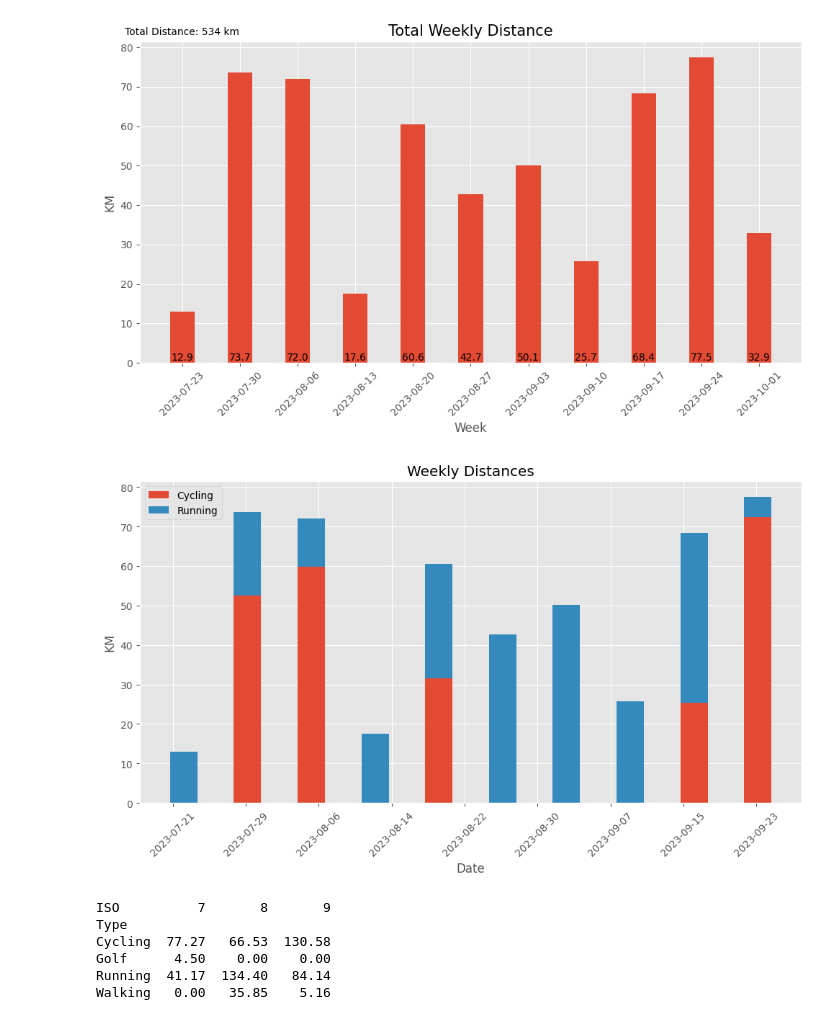
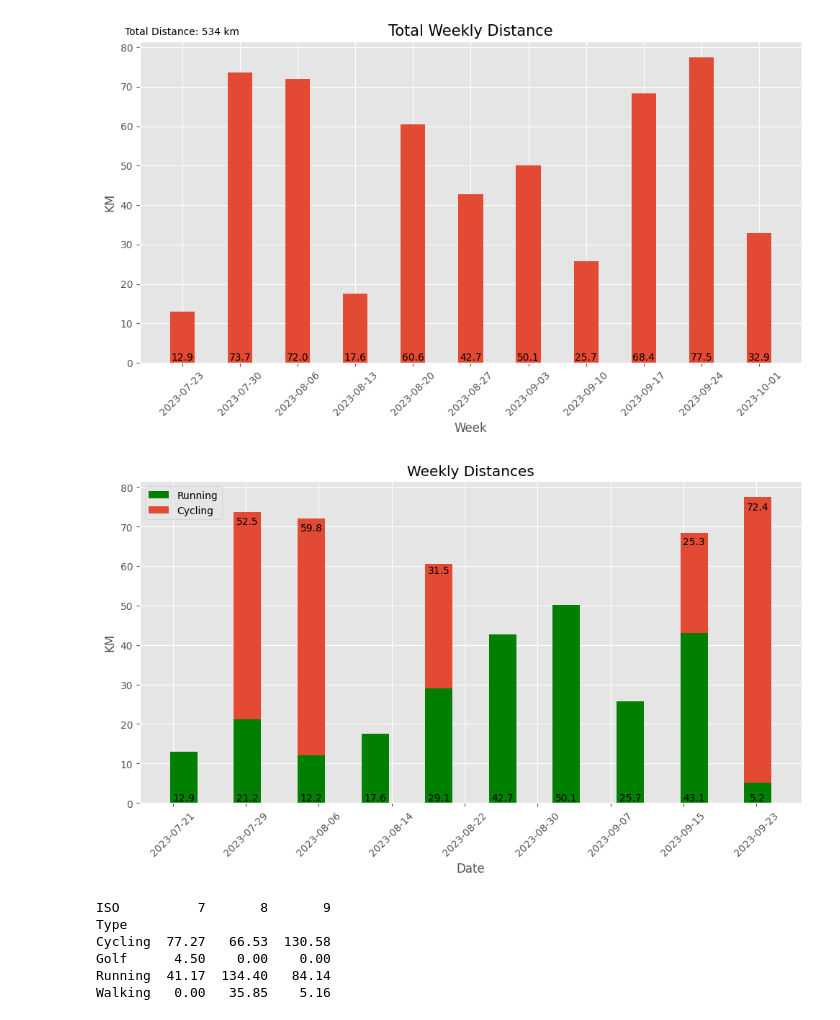
Before and after one commit to palmerac/Elevate, a Jupyter notebook: runStats.ipynb, the cells around one changed output. Cells and saved outputs as stored; diff of their text form; code cells hidden in the pictures.

Commit message:
0927 new total weekly

```diff
--- a/runStats.ipynb
+++ b/runStats.ipynb
@@ -381,36 +381,52 @@ plt.figure(figsize=(10, 6))
 wklyRBSum = pd.DataFrame(dfRB.groupby(['Type', pd.Grouper(freq='W-SUN')])['km'].sum())
 wklyRBSum.sort_index(inplace=True)
 
 
 # Assuming you have a DataFrame 'wklyRBSum' with columns 'Type' and 'km'
 # and you want to plot the weekly sums for 'Running' and 'Cycling'
 running_data = wklyRBSum.loc['Running']
 cycling_data = wklyRBSum.loc['Cycling']
 
 # Resample both datasets to have the same date index
 cycling_data = cycling_data.reindex(running_data.index, fill_value=0)
 
 # Create a stacked bar chart
-plt.bar(cycling_data.index, cycling_data['km'], label='Cycling', width=3)
-plt.bar(running_data.index, running_data['km'], label='Running', bottom=cycling_data['km'], width=3)
+plt.bar(running_data.index, running_data['km'], label='Running', width=3, color='green')
+plt.bar(cycling_data.index, cycling_data['km'], label='Cycling', bottom=running_data['km'], width=3)
+
+
+for idx, value in enumerate(running_data['km']):
+        if value != 0:
+                plt.text(running_data.index[idx], 0, f'{value:.1f}', ha='center', va='bottom',
+                fontsize=10, color='black')
+
+for idxx, valuee in enumerate(cycling_data['km']):
+        top = cycling_data['km'][idxx] + running_data['km'][idxx]
+        if valuee != 0:
+            plt.text(cycling_data.index[idxx], top*0.95,
+                  f'{valuee:.1f}', ha='center', va='bottom',
+                 fontsize=10, color='black')
+
+
 
 # Customize the plot (e.g., labels, title, legend, etc.)
 plt.xlabel('Date')
 # Show every n-th date
 n = 1  # Change this value as needed
 plt.xticks(rotation=45)
 plt.gca().xaxis.set_major_locator(plt.MaxNLocator(integer=True, prune='both'))
 plt.gca().set_xticks(plt.gca().get_xticks()[::n])
 
 plt.ylabel('KM')
 plt.title('Weekly Distances')
 plt.legend()
 
 # Show the plot
 plt.tight_layout()
+plt.savefig('Graphs/Total Weekly.png', dpi=600)
 plt.show()
 # %% [output]
-[figure, old version]
+[figure, new version]
 # %%
 sum_piv = df.pivot_table(values='km', columns=df.index.month, aggfunc='sum', index='Type',
                          fill_value=0)
```
Also changed, not shown: parts of 1 cell of this notebook, 1 other file.
